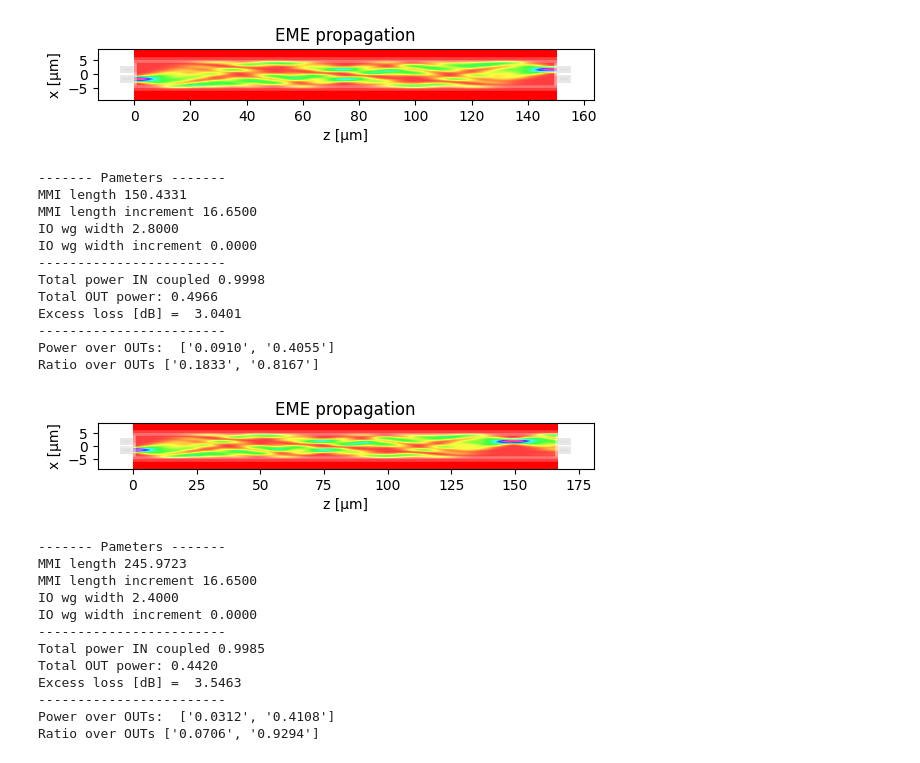
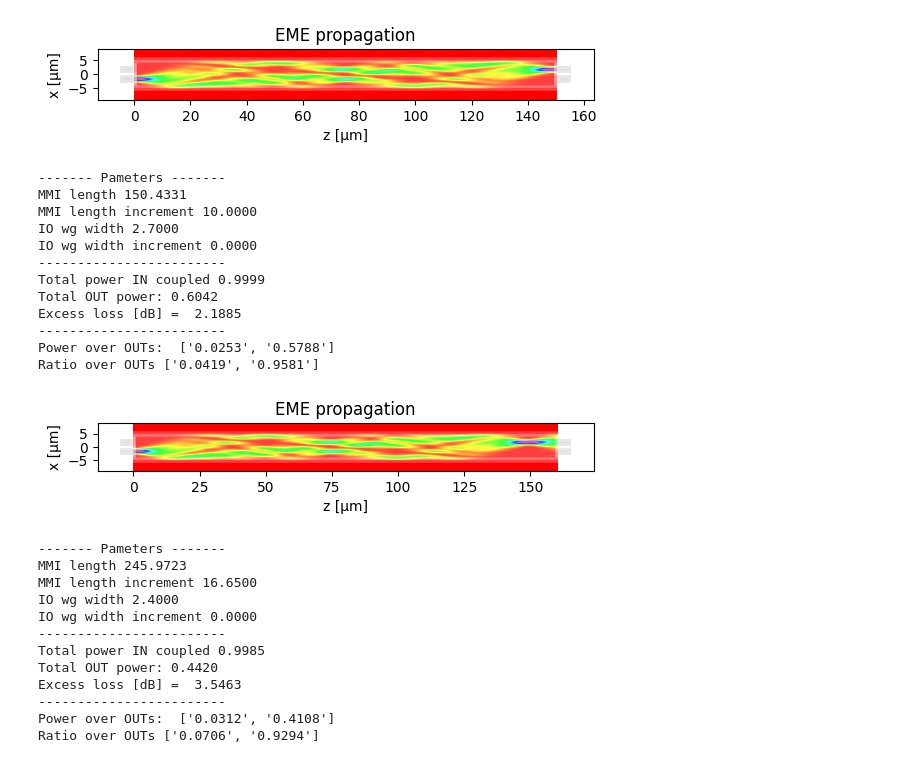
Before and after one commit to mromgar1/pic-upv-lab5-finalproject, a Jupyter notebook: FINAL_PROJECT_DEEP_SIN.ipynb, the cells around one changed output. Cells and saved outputs as stored; diff of their text form; code cells hidden in the pictures.

```diff
--- a/FINAL_PROJECT_DEEP_SIN.ipynb
+++ b/FINAL_PROJECT_DEEP_SIN.ipynb
@@ -272,32 +270,31 @@ Ratio over OUTs ['0.0002', '0.9998']
 [figure]
 # %%
 #más optimizado
-dy = -0.03
+dy = 0
 
 # MMI I/O waveguide positions (check class slides for type of MMI)
 m.IN_WVG_positions = np.array([-1.68, 1.68]) + np.array([-dy, dy]) # STUDENT
 m.OUT_WVG_positions = np.array([-1.68, 1.68]) + np.array([-dy, dy]) # STUDENT4
-m.wg_width = 2.8
 
 # MMI length (check class slides for type of MMI)
-m.dL_MMI = 16.65 # STUDENT
+m.dL_MMI = 10 # STUDENT
 
 # Run propagation
 m.propagation()
 # %% [output]
 ------- Pameters -------
 MMI length 150.4331
-MMI length increment 16.6500
-IO wg width 2.8000
+MMI length increment 10.0000
+IO wg width 2.7000
 IO wg width increment 0.0000
 ------------------------
-Total power IN coupled 0.9998
-Total OUT power: 0.4966
-Excess loss [dB] =  3.0401
+Total power IN coupled 0.9999
+Total OUT power: 0.6042
+Excess loss [dB] =  2.1885
 ------------------------
-Power over OUTs:  ['0.0910', '0.4055']
-Ratio over OUTs ['0.1833', '0.8167']
+Power over OUTs:  ['0.0253', '0.5788']
+Ratio over OUTs ['0.0419', '0.9581']
-[figure, old version]
+[figure, new version]
 # %%
 widths = [2.4, 2.5, 2.6, 2.7, 2.8]
 mmi_Width = 10
```
Also changed, not shown: parts of 16 cells of this notebook.
